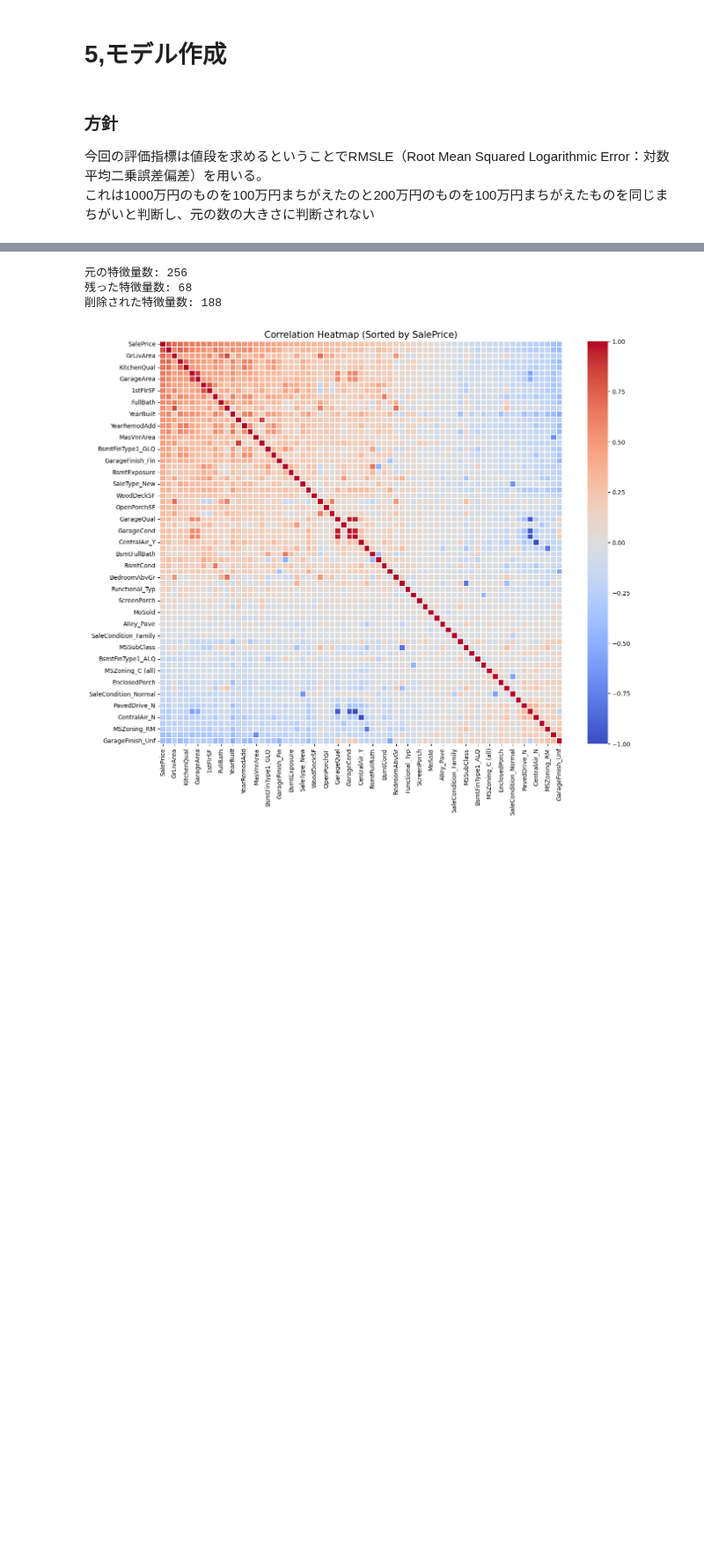
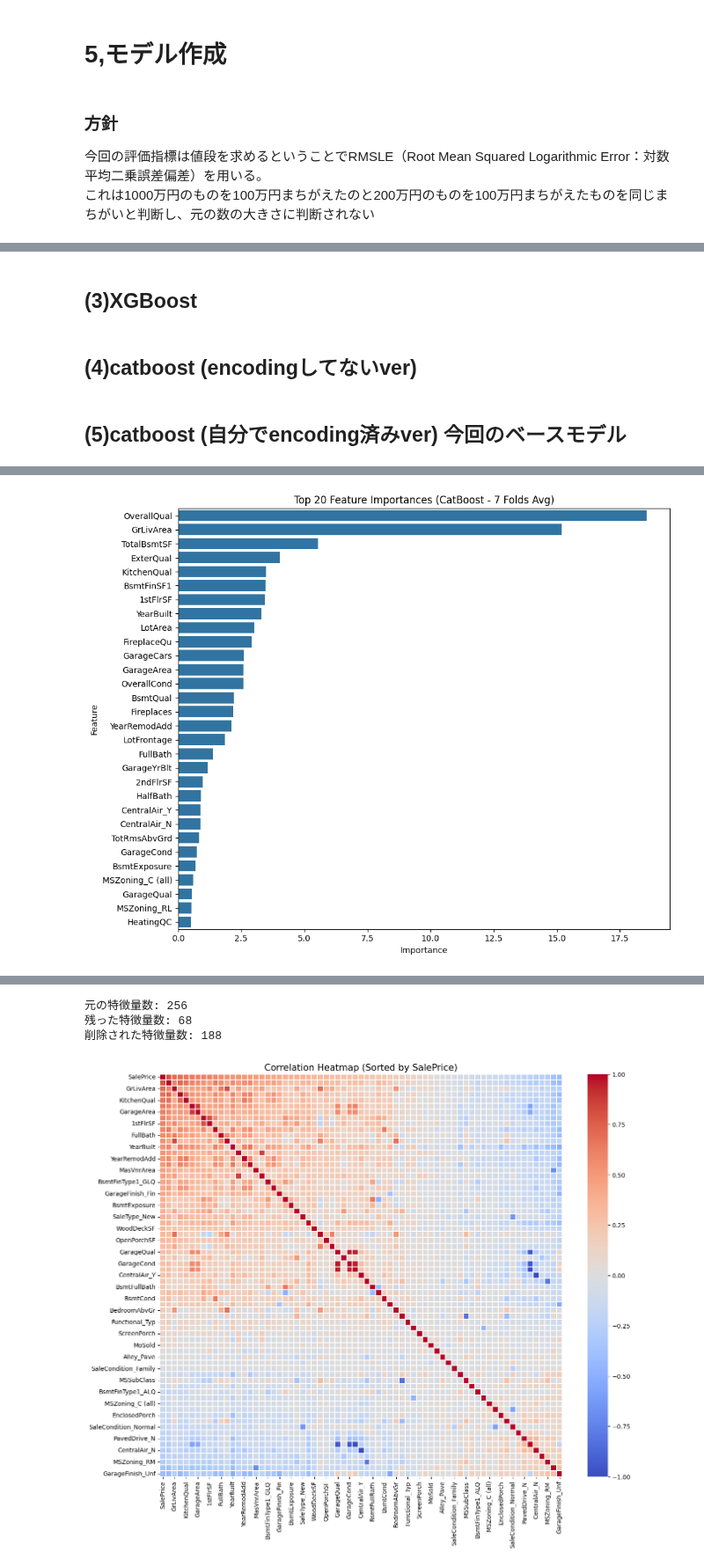
Before and after one commit to luciaeri/My-first-kaggle-_House-Prices, a Jupyter notebook: House_Prices.ipynb, the cells around one changed output, grey strips where cells are left out. Shown at 88% size. Drawn from its saved outputs; the diff is of its cells as text; code cells hidden in the pictures; blank space fills up the shorter version.

```diff
--- a/House_Prices.ipynb
+++ b/House_Prices.ipynb
@@ -1289,0 +1310,2 @@ LightGBMError: Feature (OverallQual) appears more than one time.
+# %% [markdown]
+## (3)XGBoost
@@ -1289,0 +1399,2 @@ LightGBMError: Feature (OverallQual) appears more than one time.
+# %% [markdown]
+## (4)catboost (encodingしてないver)
@@ -1290,9 +1483,11 @@ LightGBMError: Feature (OverallQual) appears more than one time.
+# %% [markdown]
+## (5)catboost (自分でencoding済みver) 今回のベースモデル
 # %%
 #catboost encoding済みver
 # 1. 特徴量(X)と目的変数(y)の準備
 drop_cols = ['SalePrice']
 
-X_catboost = train_final.drop(columns=drop_cols)
+X_catboost = train_encoding.drop(columns=drop_cols)
 y = y_train_log  # 対数変換済みのターゲット
 
 # --- CatBoost特有の処理：カテゴリ変数列を自動検知 ---
@@ -1361,55 +1556,17 @@ print(f"Mean Valid Score : {mean_valid_score:.5f}")
 print(f"Mean GAP (過学習) : {mean_valid_score - mean_train_score:.5f}")
 print("==================================\n")
 
-# # 特徴量重要度の表示
-# importance_df = pd.DataFrame({
-#     'Feature': X_catboost.columns,
-#     'Importance': feature_importances
-# }).sort_values(by='Importance', ascending=False)
+# 特徴量重要度の表示
+importance_df = pd.DataFrame({
+    'Feature': X_catboost.columns,
+    'Importance': feature_importances
+}).sort_values(by='Importance', ascending=False)
 
-# # 上位20個をグラフ化
-# plt.figure(figsize=(10, 8))
-# sns.barplot(x='Importance', y='Feature', data=importance_df.head(30))
-# plt.title(f'Top 20 Feature Importances (CatBoost - {n_splits} Folds Avg)')
-# plt.tight_layout()
-# plt.show()
-
-
-
-
-# ==========================================
-# 1. まず、累積重要度を計算して列を追加する（超重要！）
-# ==========================================
-# # 重要度が高い順に並び替え
-# importance_df = importance_df.sort_values('Importance', ascending=False)
-# # 上から順に足し算（cumsum）して、全体の合計で割ることで 0.0〜1.0 の割合にする
-# importance_df['Cumulative_Importance'] = importance_df['Importance'].cumsum() / importance_df['Importance'].sum()
-
-# # ==========================================
-# # 2. グラフを描画する
-# # ==========================================
-# plt.figure(figsize=(10, 8))
-
-# # hue='Feature' と legend=False で警告も回避
-# sns.barplot(
-#     x='Cumulative_Importance',
-#     y='Feature',
-#     data=importance_df.head(100),
-#     hue='Feature',
-#     palette='viridis',
-#     legend=False
-# )
-
-# # 90%と95%の目安ラインを引く
-# plt.axvline(x=0.90, color='r', linestyle='--', label='90% Threshold')
-# plt.axvline(x=0.95, color='g', linestyle='--', label='95% Threshold')
-
-# # タイトル等は環境に合わせて変えてください
-# plt.title('Top 20 Cumulative Feature Importances')
-# plt.xlabel('Cumulative Proportion of Importance')
-# plt.ylabel('Features')
-# plt.legend(loc='lower right')
-# plt.tight_layout()
-# plt.show()
+# 上位20個をグラフ化
+plt.figure(figsize=(10, 8))
+sns.barplot(x='Importance', y='Feature', data=importance_df.head(30))
+plt.title(f'Top 20 Feature Importances (CatBoost - {n_splits} Folds Avg)')
+plt.tight_layout()
+plt.show()
 # %% [output]
 === CatBoost 7分割 交差検証を開始 ===
@@ -1428,2 +1585,3 @@ Mean GAP (過学習) : 0.04515
 ==================================
+[figure, added]
 # %%
```
Also changed, not shown: parts of 42 cells of this notebook.
